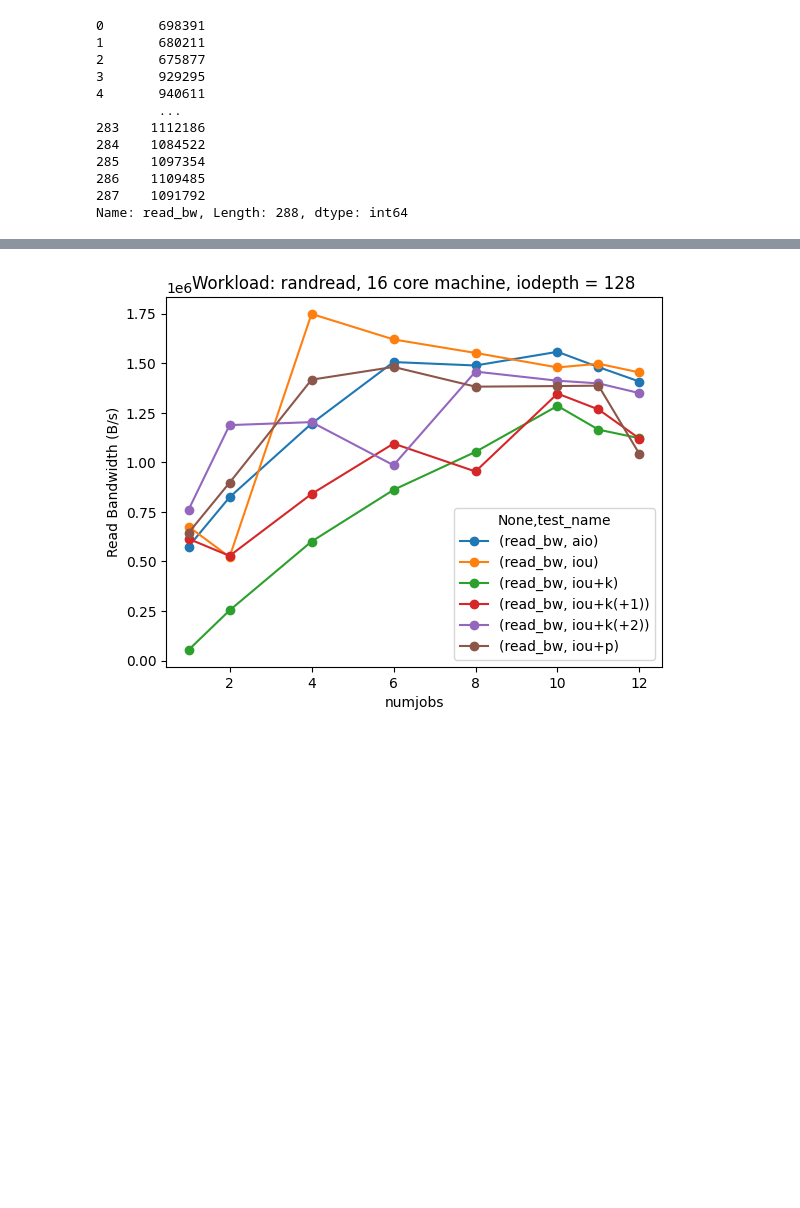
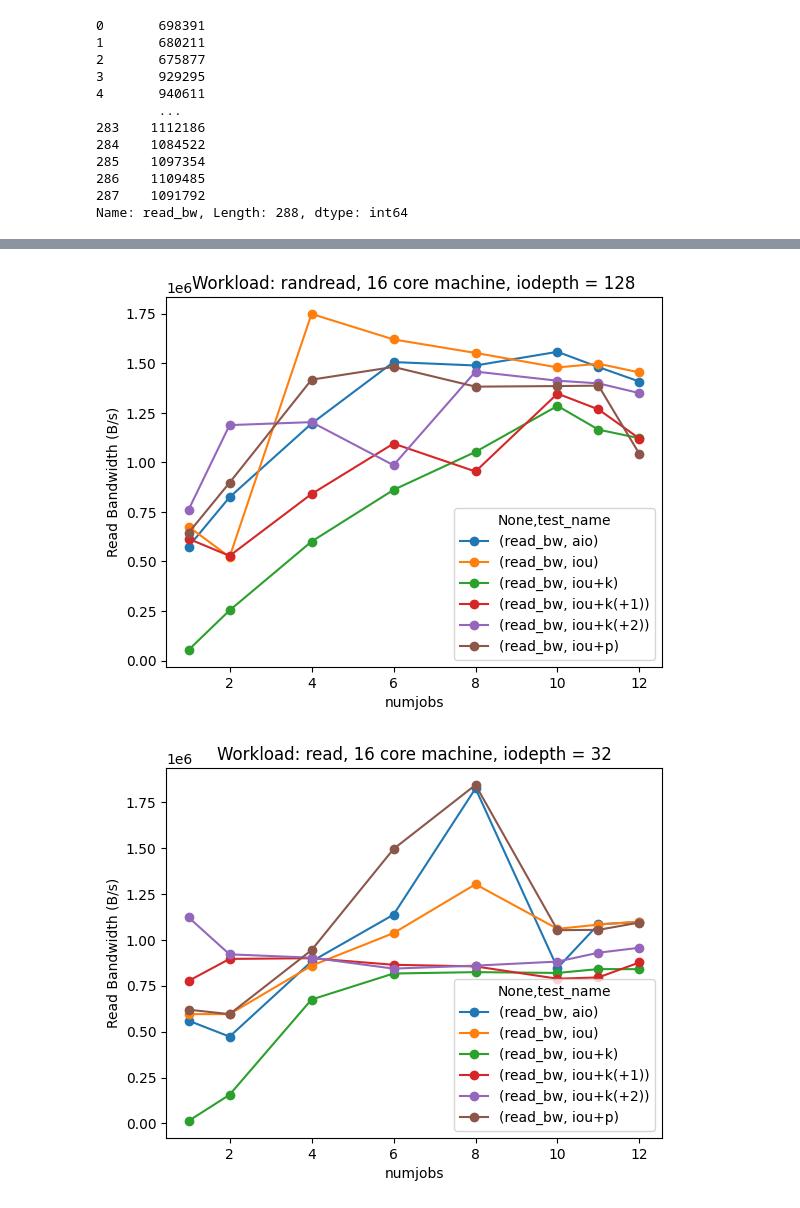
Before and after one commit to muteebakram/io_benchmark, a Jupyter notebook: iobandwidth/iobandwidth.ipynb, the cells around one changed output, grey strips where cells are left out. Saved outputs shown, nothing was run; the diff lists cells and outputs as text; code cells hidden in the pictures; blank space fills up the shorter version.

Commit message:
read and randread

```diff
--- a/iobandwidth/iobandwidth.ipynb
+++ b/iobandwidth/iobandwidth.ipynb
@@ -98,31 +98,28 @@ print(io_bandwidth['read_bw'])
 287    1091792
 Name: read_bw, Length: 288, dtype: int64
 # %%
-# workloads = ["randread", "read"]
-# io_depths = [32, 64, 128]
-
-workloads = ["randread"]
+workloads = ["randread", "read"]
 io_depths = [32, 64, 128]
 
 for wkl in workloads:
     for iod in io_depths:
         workload = io_bandwidth[io_bandwidth['workload'] == wkl]
         iodepth = workload[workload["iodepth"] == iod]
 
-        # print(iodepth.pivot(index="numjobs", columns=["test_name"], values=["read_bw"]))
         plot = iodepth.pivot(index="numjobs", columns=["test_name"], values=["read_bw"]).plot(marker='o')
         plt.ylabel('Read Bandwidth (B/s)')
         plt.title("Workload: {0}, 16 core machine, iodepth = {1}".format(wkl, iod))
         fig = plot.get_figure()
         fig.savefig("{0}_{1}.png".format(wkl, iod))
 
 # io_bandwidth.pivot(index="read_bw", columns=["test_name"], values=["iodepth", "numjobs"])
 # io_bandwidth.pivot(index="numjobs", columns=["test_name"], values=["read_bw"]).plot(marker='o')
 # plt.ylabel('Read Bandwidth (B/s)')
 # plt.title('Workload: RandRead, 16 core machine, IODepth=128')
 # io_bandwidth.pivot(index="numjobs", columns=["test_name"], values=["read_bw"])
 # io_bandwidth.pivot(index="numjobs", columns=["test_name"], values=["readiops"]).plot()
 # %% [output]
 [figure]
 [figure]
 [figure]
+[figure, added]
```
Also changed, not shown: parts of 1 cell of this notebook.
